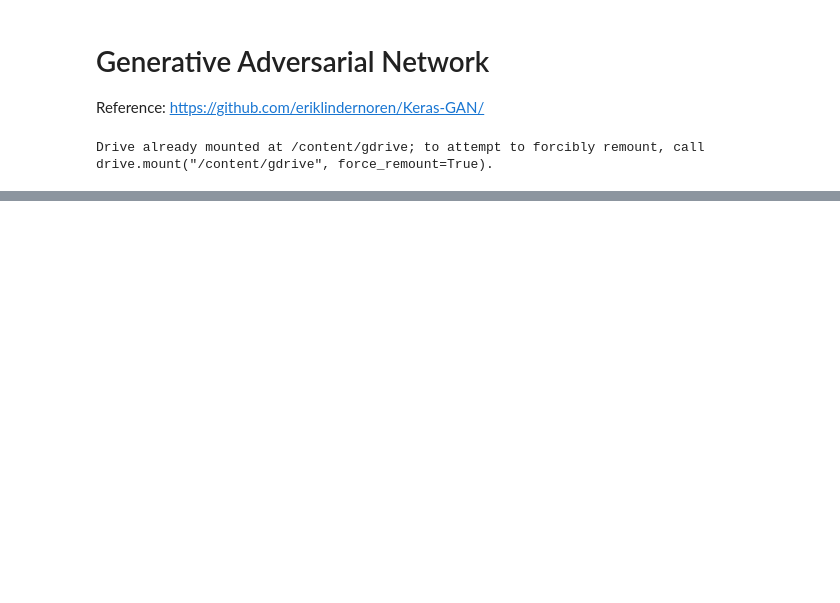
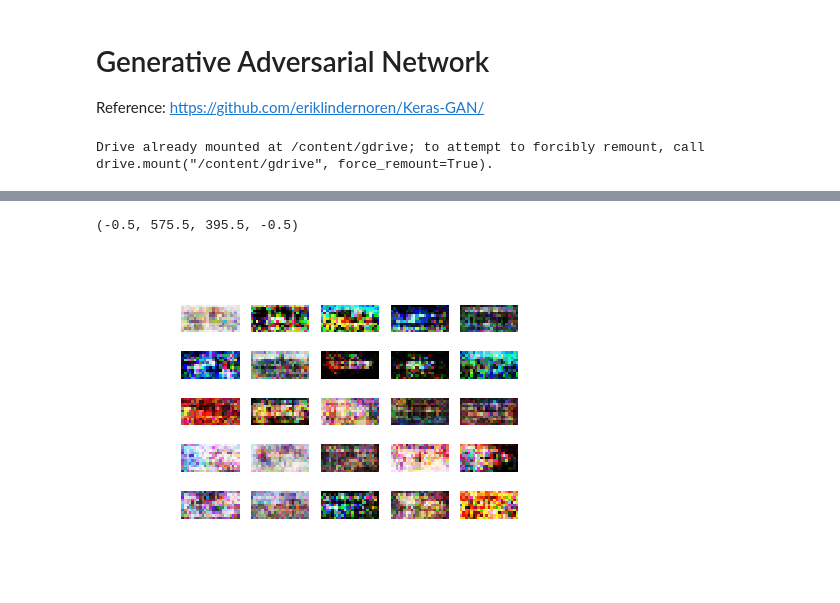
Before and after one commit to woctezuma/google-colab, a Jupyter notebook: GAN.ipynb, the cells around one changed output, grey strips where cells are left out. Drawn from its saved outputs; the diff is of its cells as text; code cells hidden in the pictures; blank space fills up the shorter version.

```diff
--- a/GAN.ipynb
+++ b/GAN.ipynb
@@ -128,6 +152,10 @@ class GAN():
         self.channels = channels # 3
         self.img_shape = (self.img_rows, self.img_cols, self.channels)
         self.latent_dim = 100
+
+        # CODE CHANGED HERE
+        self.image_folder = 'images_steam_gan/'
+        Path(self.image_folder).mkdir(exist_ok=True)
 
         optimizer = Adam(0.0002, 0.5)
 
@@ -169,7 +197,8 @@ class GAN():
         model.add(Dense(1024))
         model.add(LeakyReLU(alpha=0.2))
         model.add(BatchNormalization(momentum=0.8))
-        model.add(Dense(np.prod(self.img_shape), activation='tanh'))
+        model.add(Dense(np.prod(self.img_shape)))
+        model.add(Activation('tanh'))
         model.add(Reshape(self.img_shape))
 
         model.summary()
@@ -271,7 +300,7 @@ class GAN():
                 axs[i,j].axis('off')
                 cnt += 1
         # CODE CHANGED HERE
-        fig.savefig(image_folder + "%d.png" % epoch)
+        fig.savefig(self.image_folder + "%d.png" % epoch)
         plt.close()
 # %%
 gan = GAN()
@@ -279,3 +343,9 @@ gan.train(epochs=30000, batch_size=32, sample_interval=200)
+# %%
+plt.imshow(plt.imread(gan.image_folder + '29800.png'))
+plt.axis('off')
+# %% [output]
+(-0.5, 575.5, 395.5, -0.5)
+[figure, added]
 # %%
 # Reference: https://github.com/eriklindernoren/Keras-GAN/blob/master/wgan/wgan.py
 
```
Also changed, not shown: parts of 13 cells of this notebook, 2 other files.
